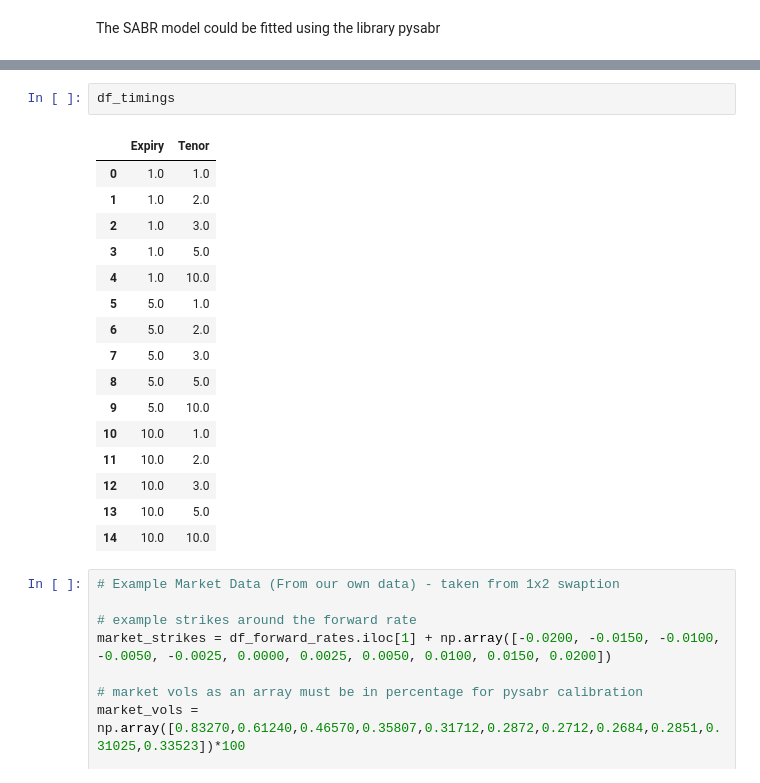
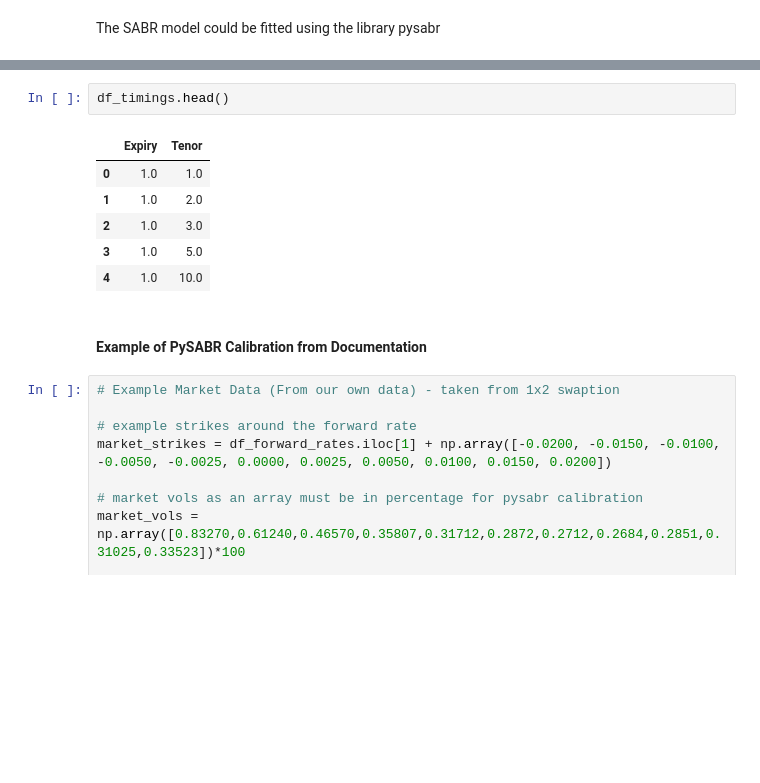
Before and after one commit to Gregtwl/QF605_Assignment, a Jupyter notebook: Answer_Deck_Part2.ipynb, the cells around one changed output, grey strips where cells are left out. Saved outputs shown, nothing was run; the diff lists cells and outputs as text; blank space fills up the shorter version.

```diff
--- a/Answer_Deck_Part2.ipynb
+++ b/Answer_Deck_Part2.ipynb
@@ -777,22 +776,14 @@ df_bps
 # %%
-df_timings
+df_timings.head()
 # %% [output]
 |  | Expiry | Tenor |
 | 0 | 1.0 | 1.0 |
 | 1 | 1.0 | 2.0 |
 | 2 | 1.0 | 3.0 |
 | 3 | 1.0 | 5.0 |
 | 4 | 1.0 | 10.0 |
-| 5 | 5.0 | 1.0 |
-| 6 | 5.0 | 2.0 |
-| 7 | 5.0 | 3.0 |
-| 8 | 5.0 | 5.0 |
-| 9 | 5.0 | 10.0 |
-| 10 | 10.0 | 1.0 |
-| 11 | 10.0 | 2.0 |
-| 12 | 10.0 | 3.0 |
-| 13 | 10.0 | 5.0 |
-| 14 | 10.0 | 10.0 |
+# %% [markdown]
+#### Example of PySABR Calibration from Documentation
 # %%
 # Example Market Data (From our own data) - taken from 1x2 swaption
 
```
Also changed, not shown: parts of 43 cells of this notebook, 1 other file.
